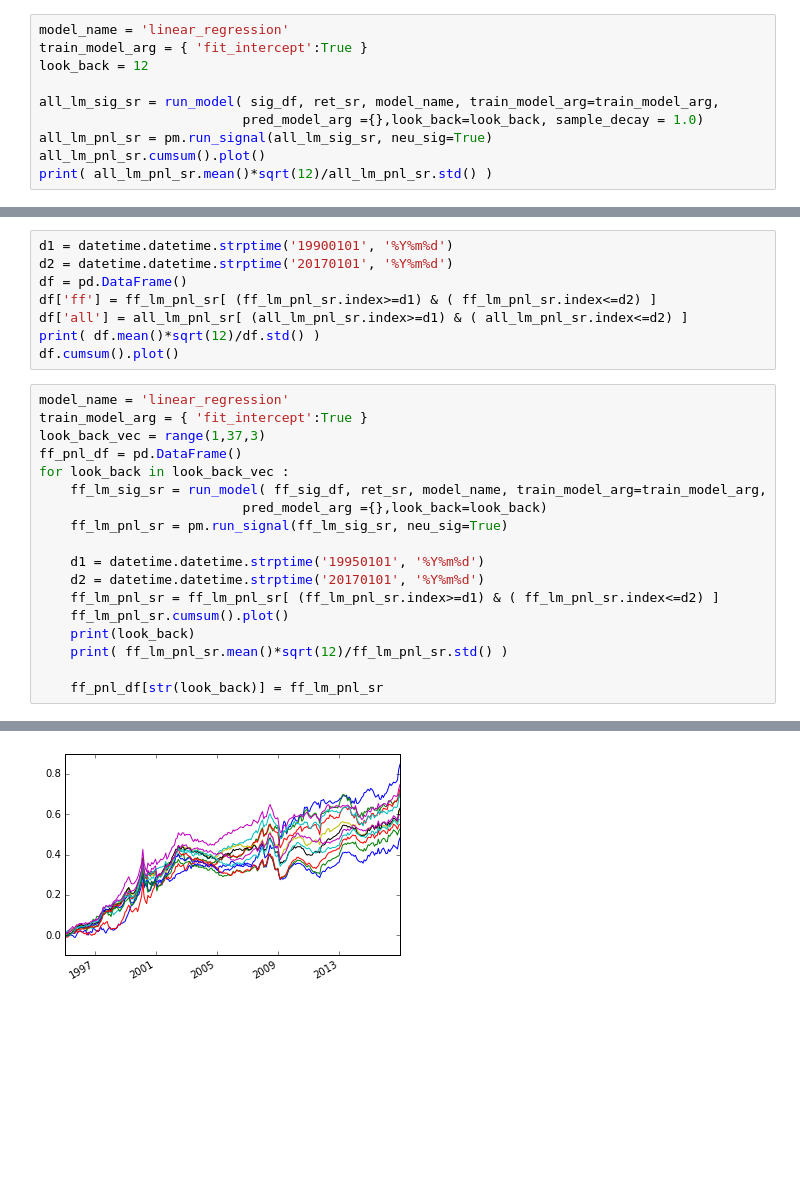
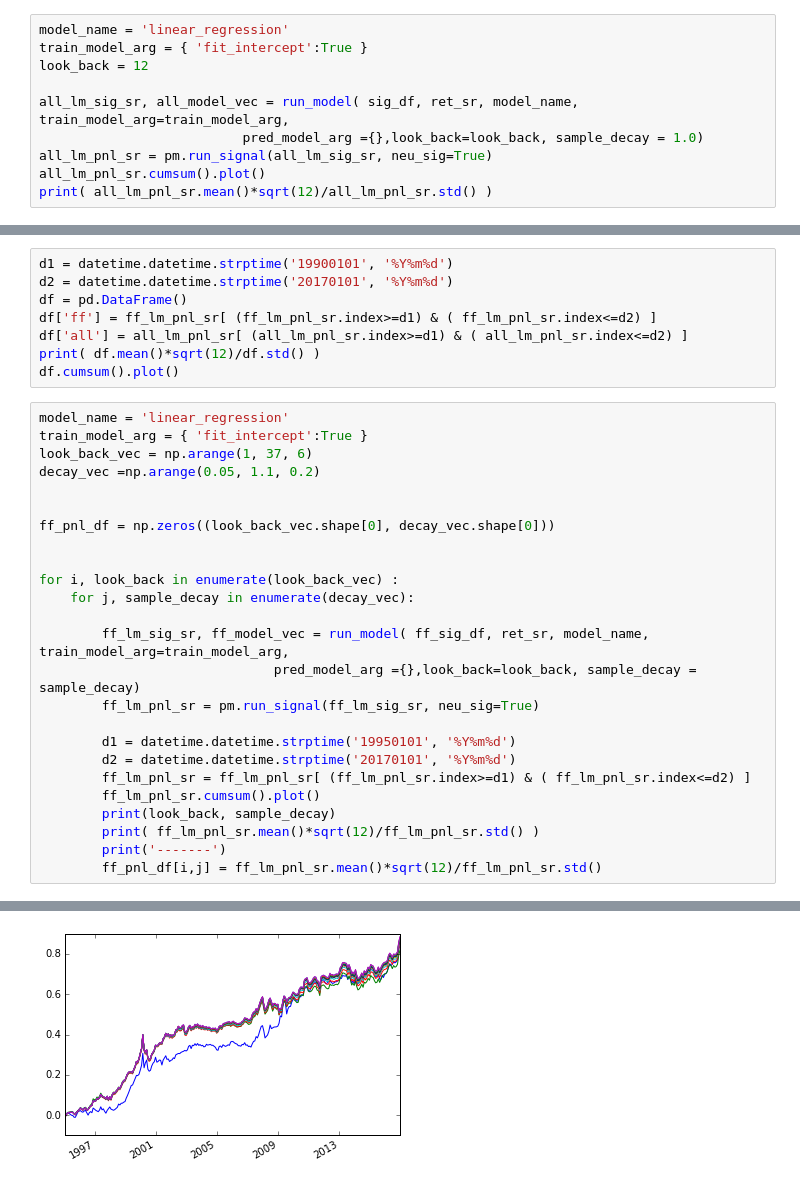
Before and after one commit to Raghuramkowdeed/afp, a Jupyter notebook: notebooks/ff_vs_all.ipynb, the cells around one changed output, grey strips where cells are left out. Drawn from its saved outputs; the diff is of its cells as text; blank space fills up the shorter version.

```diff
--- a/notebooks/ff_vs_all.ipynb
+++ b/notebooks/ff_vs_all.ipynb
@@ -135,7 +139,7 @@ model_name = 'linear_regression'
 train_model_arg = { 'fit_intercept':True }
 look_back = 12
 
-all_lm_sig_sr = run_model( sig_df, ret_sr, model_name, train_model_arg=train_model_arg,
+all_lm_sig_sr, all_model_vec = run_model( sig_df, ret_sr, model_name, train_model_arg=train_model_arg,
                           pred_model_arg ={},look_back=look_back, sample_decay = 1.0)
 all_lm_pnl_sr = pm.run_signal(all_lm_sig_sr, neu_sig=True)
 all_lm_pnl_sr.cumsum().plot()
@@ -185,20 +189,27 @@ df.cumsum().plot()
 # %%
 model_name = 'linear_regression'
 train_model_arg = { 'fit_intercept':True }
-look_back_vec = range(1,37,3)
-ff_pnl_df = pd.DataFrame()
-for look_back in look_back_vec :
-    ff_lm_sig_sr = run_model( ff_sig_df, ret_sr, model_name, train_model_arg=train_model_arg,
-                          pred_model_arg ={},look_back=look_back)
-    ff_lm_pnl_sr = pm.run_signal(ff_lm_sig_sr, neu_sig=True)
+look_back_vec = np.arange(1, 37, 6)
+decay_vec =np.arange(0.05, 1.1, 0.2)
 
-    d1 = datetime.datetime.strptime('19950101', '%Y%m%d')
-    d2 = datetime.datetime.strptime('20170101', '%Y%m%d')
-    ff_lm_pnl_sr = ff_lm_pnl_sr[ (ff_lm_pnl_sr.index>=d1) & ( ff_lm_pnl_sr.index<=d2) ]
-    ff_lm_pnl_sr.cumsum().plot()
-    print(look_back)
-    print( ff_lm_pnl_sr.mean()*sqrt(12)/ff_lm_pnl_sr.std() )
 
-    ff_pnl_df[str(look_back)] = ff_lm_pnl_sr
+ff_pnl_df = np.zeros((look_back_vec.shape[0], decay_vec.shape[0]))
+
+
+for i, look_back in enumerate(look_back_vec) :
+    for j, sample_decay in enumerate(decay_vec):
+
+        ff_lm_sig_sr, ff_model_vec = run_model( ff_sig_df, ret_sr, model_name, train_model_arg=train_model_arg,
+                              pred_model_arg ={},look_back=look_back, sample_decay = sample_decay)
+        ff_lm_pnl_sr = pm.run_signal(ff_lm_sig_sr, neu_sig=True)
+
+        d1 = datetime.datetime.strptime('19950101', '%Y%m%d')
+        d2 = datetime.datetime.strptime('20170101', '%Y%m%d')
+        ff_lm_pnl_sr = ff_lm_pnl_sr[ (ff_lm_pnl_sr.index>=d1) & ( ff_lm_pnl_sr.index<=d2) ]
+        ff_lm_pnl_sr.cumsum().plot()
+        print(look_back, sample_decay)
+        print( ff_lm_pnl_sr.mean()*sqrt(12)/ff_lm_pnl_sr.std() )
+        print('-------')
+        ff_pnl_df[i,j] = ff_lm_pnl_sr.mean()*sqrt(12)/ff_lm_pnl_sr.std()
 # %% [output]
 1990-02-28 00:00:00
@@ -221,4 +232,4 @@ for look_back in look_back_vec :
-[figure, old version]
+[figure, new version]
 # %%
 ff_pnl_df.iloc[:,[0,5,11]].cumsum().plot()
 # %% [output]
```
Also changed, not shown: parts of 9 cells of this notebook.
